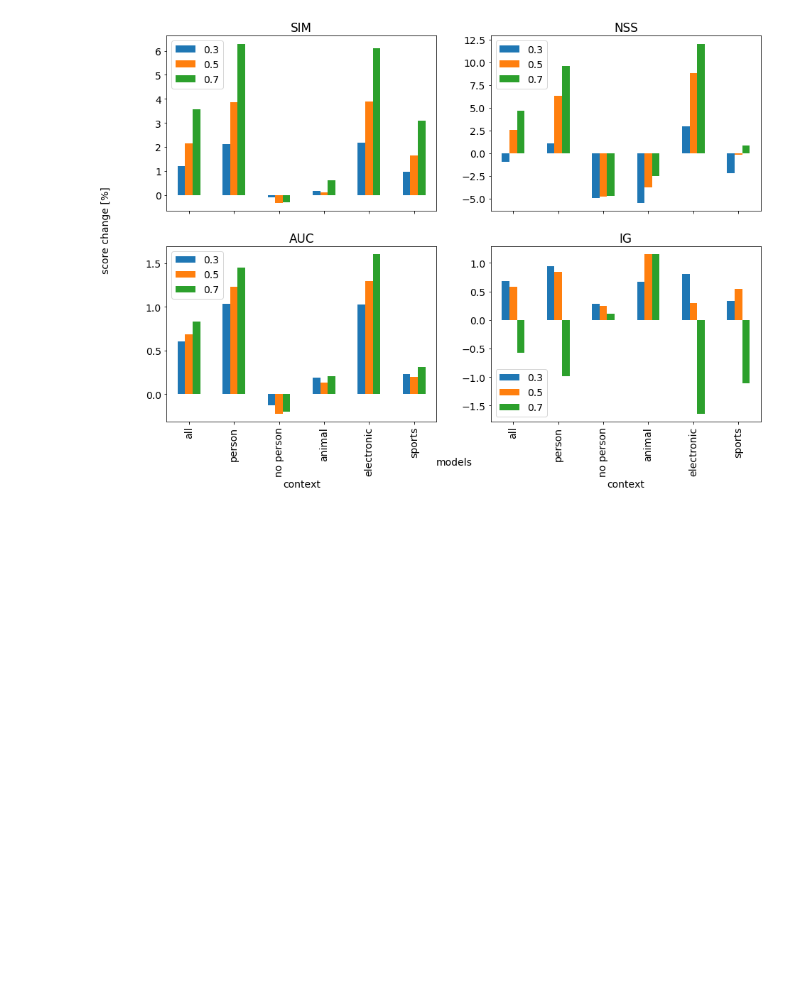
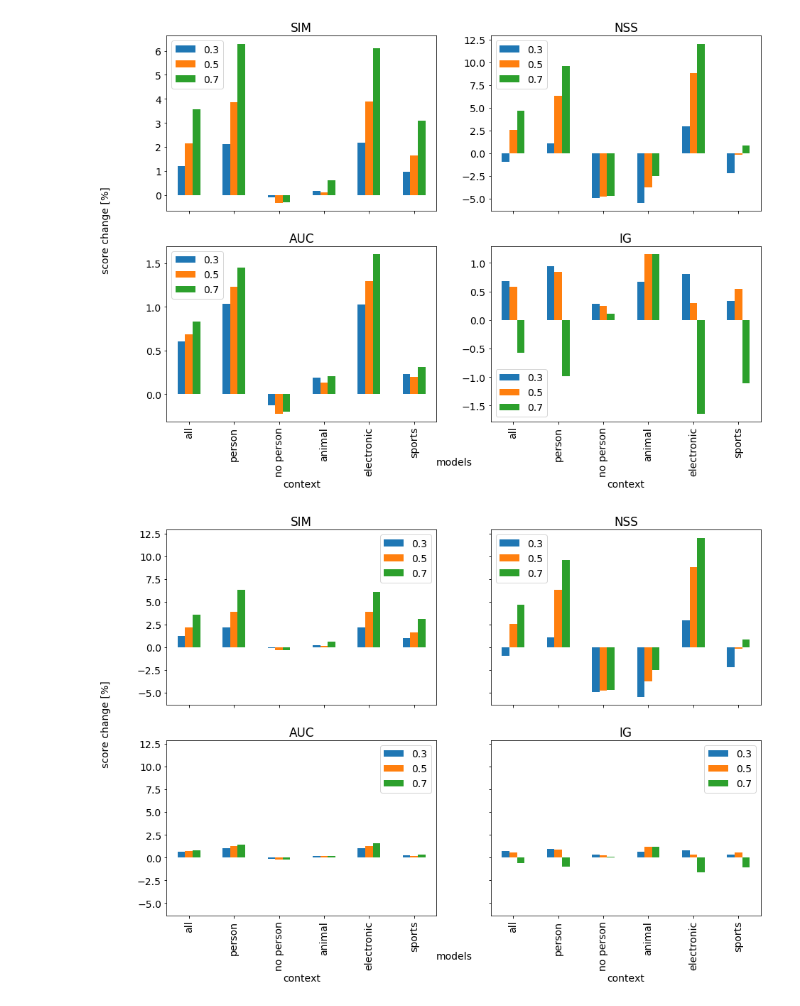
Before and after one commit to alTeska/face_saliency, a Jupyter notebook: notebooks/diff_mean_of_models_viz_1305.ipynb, the cells around one changed output. Cells and saved outputs as stored; diff of their text form; code cells hidden in the pictures; blank space fills up the shorter version.

```diff
--- a/notebooks/diff_mean_of_models_viz_1305.ipynb
+++ b/notebooks/diff_mean_of_models_viz_1305.ipynb
@@ -94,3 +94,24 @@ fig.text(0.04, 0.5, 'score change [%]', va='center', rotation='vertical')
 fig.text(0.5, 0.04, 'models', ha='center');
 # %% [output]
 [figure]
+# %%
+matplotlib.rcParams.update({'font.size': 14})
+
+fig, ax = plt.subplots(2, 2, figsize=(15,10), sharex=True, sharey=True)
+
+im = SIM.plot(kind="bar", ax=ax[0][0])
+NSS.plot(kind="bar", ax=ax[0][1])
+AUC.plot(kind="bar", ax=ax[1][0])
+IG.plot(kind="bar", ax=ax[1][1])
+
+mappable = im.get_children()[0]
+
+ax[0][0].set_title('{}'.format('SIM'))
+ax[0][1].set_title('{}'.format('NSS'))
+ax[1][0].set_title('{}'.format('AUC'))
+ax[1][1].set_title('{}'.format('IG'));
+
+fig.text(0.04, 0.5, 'score change [%]', va='center', rotation='vertical')
+fig.text(0.5, 0.04, 'models', ha='center');
+# %% [output]
+[figure, added]
```
Also changed, not shown: 27 other files.
